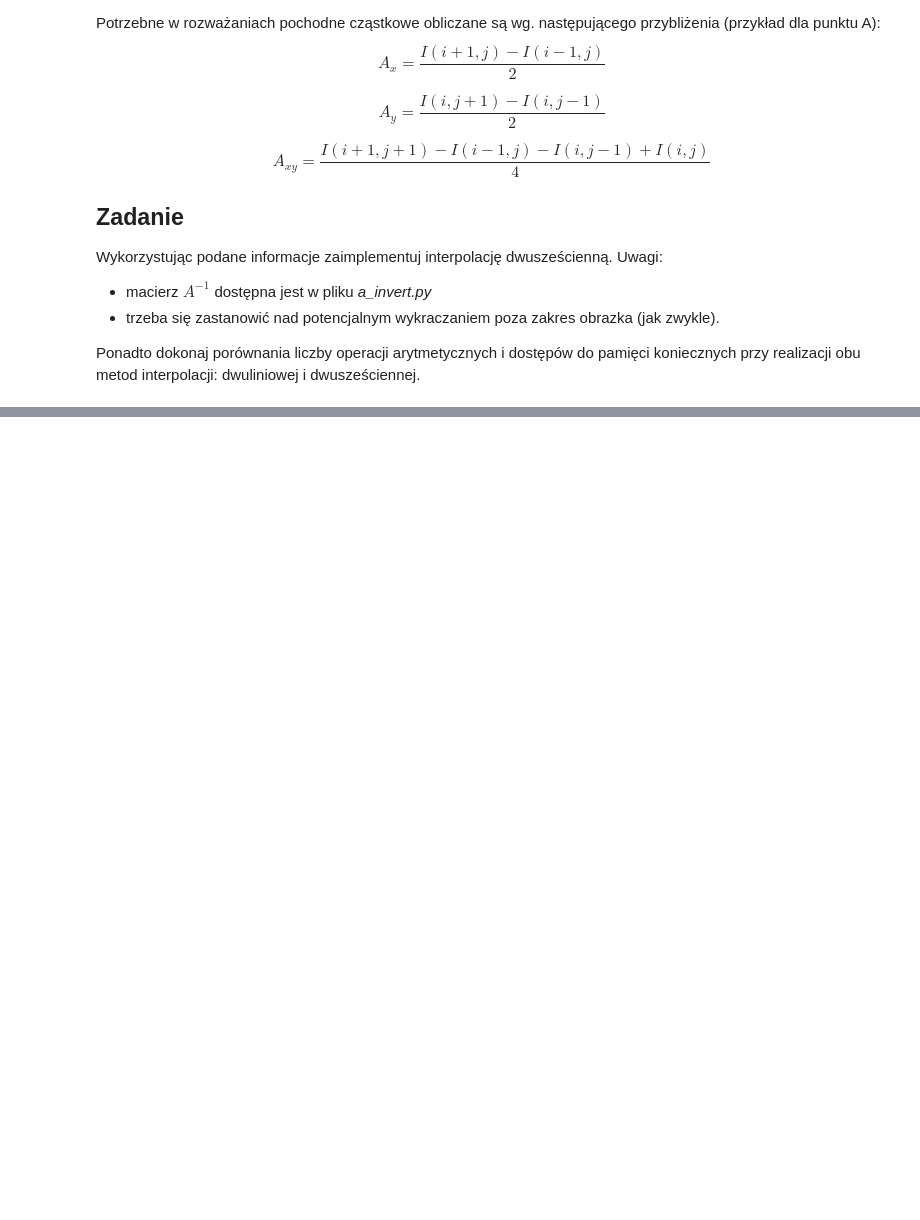
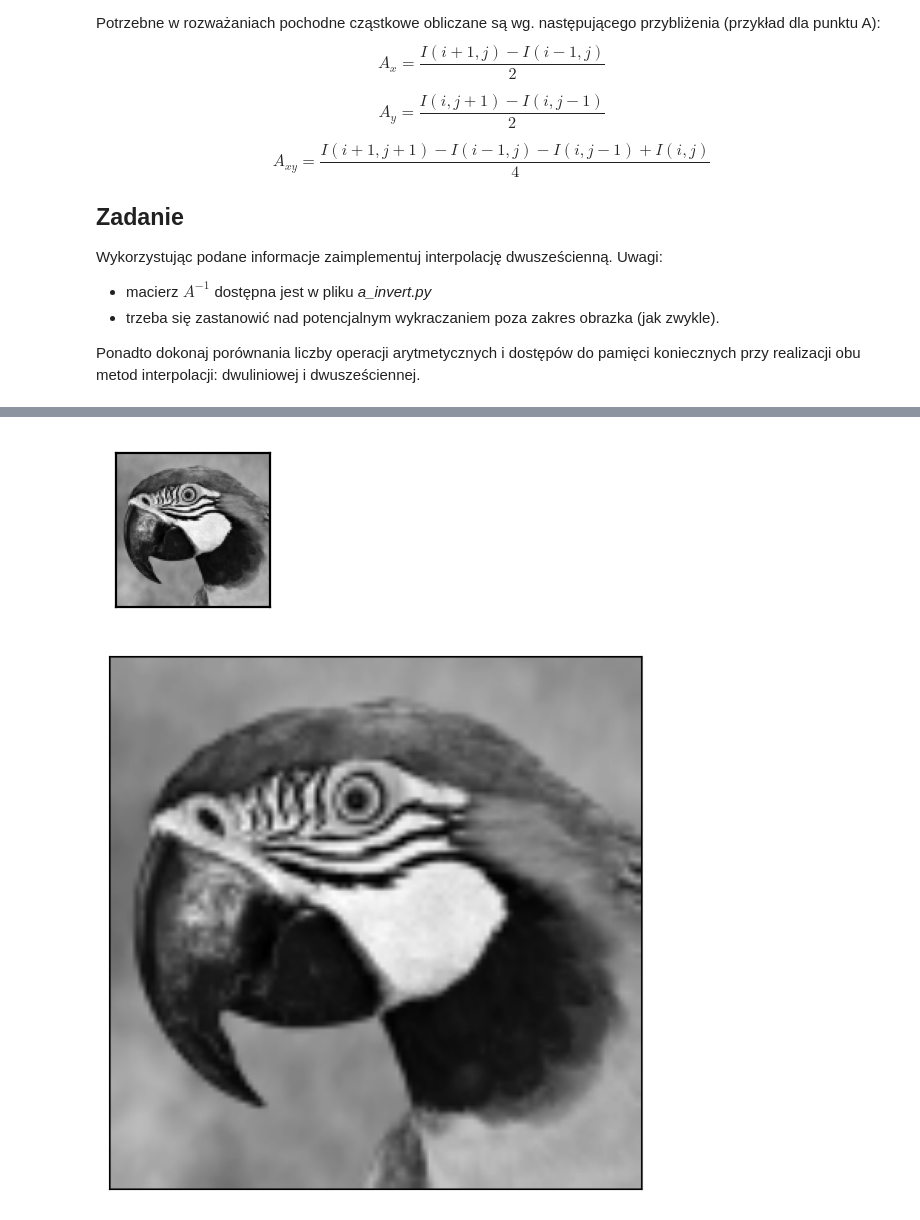
Before and after one commit to lkwinta/Digital-Image-Processing, a Jupyter notebook: lab05/05_resolution_hw.ipynb, the cells around one changed output, grey strips where cells are left out. Cells and saved outputs as stored; diff of their text form; code cells hidden in the pictures; blank space fills up the shorter version.

```diff
--- a/lab05/05_resolution_hw.ipynb
+++ b/lab05/05_resolution_hw.ipynb
@@ -93,0 +185,7 @@ import ainvert
+# %%
+print_img(parrot)
+print_img(bilinear_interpolation(parrot, 5, 5))
+print_img(bicubic_interpolation(parrot, 5, 5))
+# %% [output]
+[figure, added]
+[figure, added]
```
Also changed, not shown: parts of 8 cells of this notebook.
